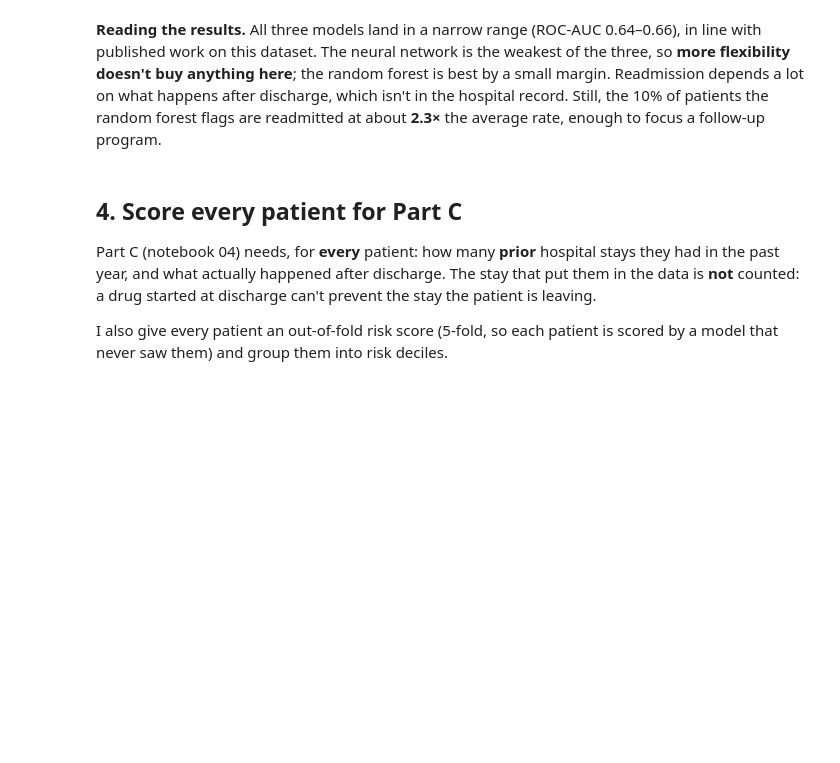
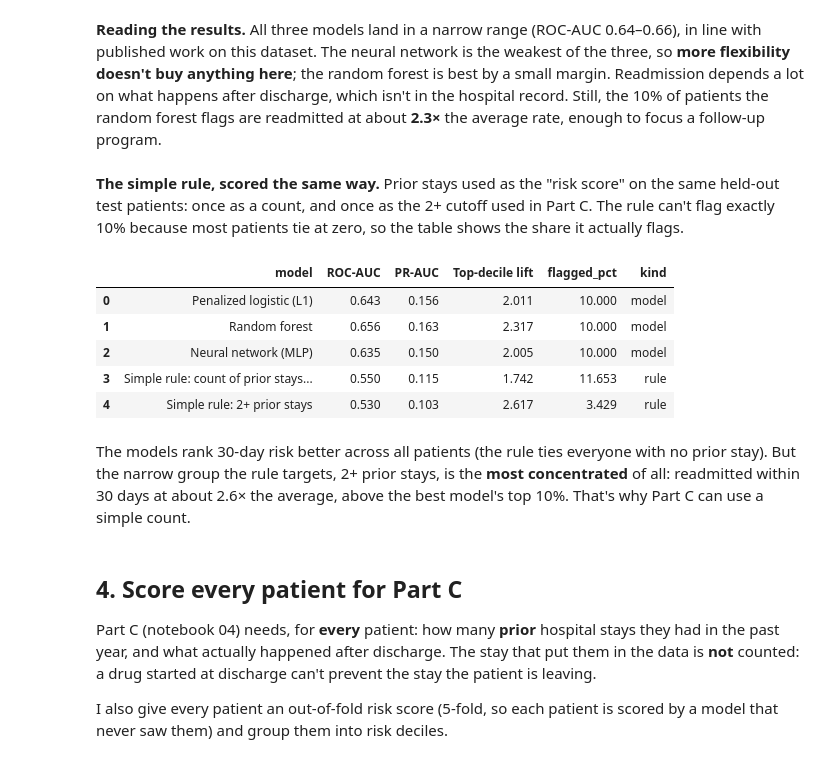
Before and after one commit to Dyuthiv05/personal-project, a Jupyter notebook: notebooks/02_part_a_patients.ipynb, the cells around one changed output. Drawn from its saved outputs; the diff is of its cells as text; code cells hidden in the pictures; blank space fills up the shorter version.

Commit message:
Part A: add the simple rule to the model table, scored on the same test patients

```diff
--- a/notebooks/02_part_a_patients.ipynb
+++ b/notebooks/02_part_a_patients.ipynb
@@ -159,5 +206,26 @@ results
 # %% [markdown]
 **Reading the results.** All three models land in a narrow range (ROC-AUC 0.64–0.66), in line with published work on this dataset. The neural network is the weakest of the three, so **more flexibility doesn't buy anything here**; the random forest is best by a small margin. Readmission depends a lot on what happens after discharge, which isn't in the hospital record. Still, the 10% of patients the random forest flags are readmitted at about **2.3×** the average rate, enough to focus a follow-up program.
+# %% [markdown]
+**The simple rule, scored the same way.** Prior stays used as the "risk score" on the same held-out test patients: once as a count, and once as the 2+ cutoff used in Part C. The rule can't flag exactly 10% because most patients tie at zero, so the table shows the share it actually flags.
+# %%
+te_prior = p.loc[X_te.index, "number_inpatient"].values
+results["flagged_pct"], results["kind"] = 10.0, "model"
+rule_rows = []
+for name, score, flagged in [("Simple rule: count of prior stays (flags 1+)", te_prior, te_prior >= 1),
+                             ("Simple rule: 2+ prior stays", (te_prior >= 2).astype(int), te_prior >= 2)]:
+    rule_rows.append({"model": name, "ROC-AUC": roc_auc_score(y_te, score), "PR-AUC": average_precision_score(y_te, score),
+                      "Top-decile lift": y_te[flagged].mean() / y_te.mean(), "flagged_pct": 100 * flagged.mean(), "kind": "rule"})
+results = pd.concat([results, pd.DataFrame(rule_rows)], ignore_index=True).round(3)
+results
+# %% [output]
+|  | model | ROC-AUC | PR-AUC | Top-decile lift | flagged_pct | kind |
+| 0 | Penalized logistic (L1) | 0.643 | 0.156 | 2.011 | 10.000 | model |
+| 1 | Random forest | 0.656 | 0.163 | 2.317 | 10.000 | model |
+| 2 | Neural network (MLP) | 0.635 | 0.150 | 2.005 | 10.000 | model |
+| 3 | Simple rule: count of prior stays... | 0.550 | 0.115 | 1.742 | 11.653 | rule |
+| 4 | Simple rule: 2+ prior stays | 0.530 | 0.103 | 2.617 | 3.429 | rule |
+# %% [markdown]
+The models rank 30-day risk better across all patients (the rule ties everyone with no prior stay). But the narrow group the rule targets, 2+ prior stays, is the **most concentrated** of all: readmitted within 30 days at about 2.6× the average, above the best model's top 10%. That's why Part C can use a simple count.
 # %% [markdown]
 ## 4. Score every patient for Part C
 
```
Also changed, not shown: parts of 9 cells of this notebook, 6 other files.
